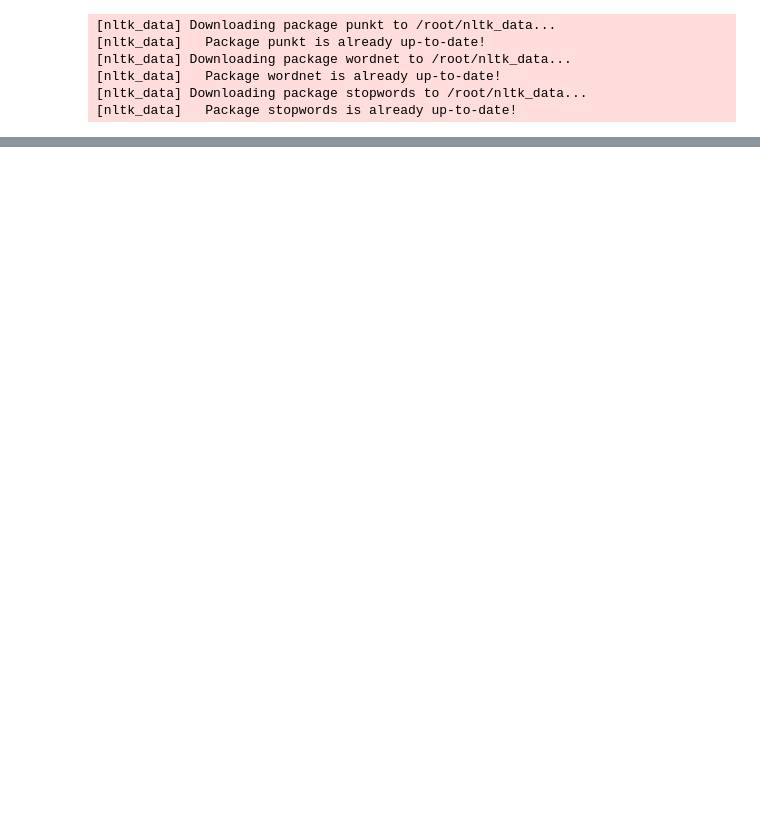
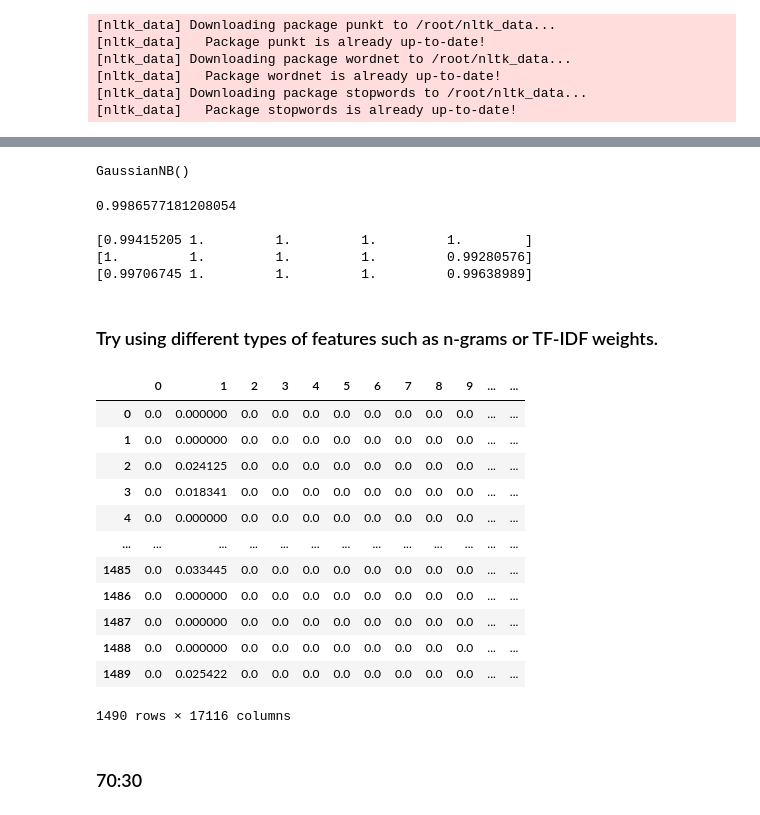
Before and after one commit to mittalkushagra/CSE508_Winter2023_A2_44, a Jupyter notebook: IR_A2_Q2.ipynb, the cells around one changed output, grey strips where cells are left out. Drawn from its saved outputs; the diff is of its cells as text; code cells hidden in the pictures; blank space fills up the shorter version.

```diff
--- a/IR_A2_Q2.ipynb
+++ b/IR_A2_Q2.ipynb
@@ -512,0 +312,23 @@ plt.show()
+# %%
+count_bus = 0
+count_tech = 0
+count_politics = 0
+count_sport = 0
+count_ent = 0
+for i in range(len(df['Text'])):
+  if df['Category'][i] == 'business':
+    count_bus += 1
+  if df['Category'][i] == 'tech':
+    count_tech += 1
+  if df['Category'][i] == 'politics':
+    count_politics += 1
+  if df['Category'][i] == 'sport':
+    count_sport += 1
+  if df['Category'][i] == 'entertainment':
+    count_ent += 1
+total = len(df['Text'])
+print('Probability of category Business: ', count_bus/total)
+print('Probability of category Tech: ', count_tech/total)
+print('Probability of category Politics: ', count_politics/total)
+print('Probability of category Sport: ', count_sport/total)
+print('Probability of category Entertainment: ', count_ent/total)
@@ -512,0 +343,7 @@ plt.show()
+# %%
+prob_category = {0:count_bus/total, 1:count_tech/total, 2:count_politics/total, 3:count_sport/total, 4:count_ent/total}
+# %%
+prob = tfdf.copy()
+for i in range(len(prob)):
+  prob.iloc[i] = prob.iloc[i]/prob_category[i]
+prob.head()
@@ -512,0 +406,6 @@ plt.show()
+# %%
+from sklearn.naive_bayes import GaussianNB
+classifier = GaussianNB()
+classifier.fit(X_train, y_train)
+# %% [output]
+GaussianNB()
@@ -512,0 +414,15 @@ plt.show()
+# %%
+from sklearn.metrics import accuracy_score, precision_score, recall_score, f1_score
+print(accuracy_score(y_pred, y_test))
+print()
+print(precision_score(y_pred, y_test, average=None))
+print(recall_score(y_pred, y_test, average=None))
+print(f1_score(y_pred, y_test, average=None))
+# %% [output]
+0.9986577181208054
+
+[0.99415205 1.         1.         1.         1.        ]
+[1.         1.         1.         1.         0.99280576]
+[0.99706745 1.         1.         1.         0.99638989]
+# %% [markdown]
+### Try using different types of features such as n-grams or TF-IDF weights.
@@ -512,0 +431,26 @@ plt.show()
+# %%
+vectorizer = TfidfVectorizer()
+ls = []
+for i in range(len(df['Text'])):
+  st = " ".join(df['Text'][i])
+  ls.append(st)
+X = vectorizer.fit_transform(ls)
+X = X.toarray()
+t_df = pd.DataFrame(X)
+t_df
+# %% [output]
+|  | 0 | 1 | 2 | 3 | 4 | 5 | 6 | 7 | 8 | 9 | ... | ... |
+| 0 | 0.0 | 0.000000 | 0.0 | 0.0 | 0.0 | 0.0 | 0.0 | 0.0 | 0.0 | 0.0 | ... | ... |
+| 1 | 0.0 | 0.000000 | 0.0 | 0.0 | 0.0 | 0.0 | 0.0 | 0.0 | 0.0 | 0.0 | ... | ... |
+| 2 | 0.0 | 0.024125 | 0.0 | 0.0 | 0.0 | 0.0 | 0.0 | 0.0 | 0.0 | 0.0 | ... | ... |
+| 3 | 0.0 | 0.018341 | 0.0 | 0.0 | 0.0 | 0.0 | 0.0 | 0.0 | 0.0 | 0.0 | ... | ... |
+| 4 | 0.0 | 0.000000 | 0.0 | 0.0 | 0.0 | 0.0 | 0.0 | 0.0 | 0.0 | 0.0 | ... | ... |
+| ... | ... | ... | ... | ... | ... | ... | ... | ... | ... | ... | ... | ... |
+| 1485 | 0.0 | 0.033445 | 0.0 | 0.0 | 0.0 | 0.0 | 0.0 | 0.0 | 0.0 | 0.0 | ... | ... |
+| 1486 | 0.0 | 0.000000 | 0.0 | 0.0 | 0.0 | 0.0 | 0.0 | 0.0 | 0.0 | 0.0 | ... | ... |
+| 1487 | 0.0 | 0.000000 | 0.0 | 0.0 | 0.0 | 0.0 | 0.0 | 0.0 | 0.0 | 0.0 | ... | ... |
+| 1488 | 0.0 | 0.000000 | 0.0 | 0.0 | 0.0 | 0.0 | 0.0 | 0.0 | 0.0 | 0.0 | ... | ... |
+| 1489 | 0.0 | 0.025422 | 0.0 | 0.0 | 0.0 | 0.0 | 0.0 | 0.0 | 0.0 | 0.0 | ... | ... |
+1490 rows × 17116 columns
+# %% [markdown]
+### 70:30
```
Also changed, not shown: parts of 101 cells of this notebook.
